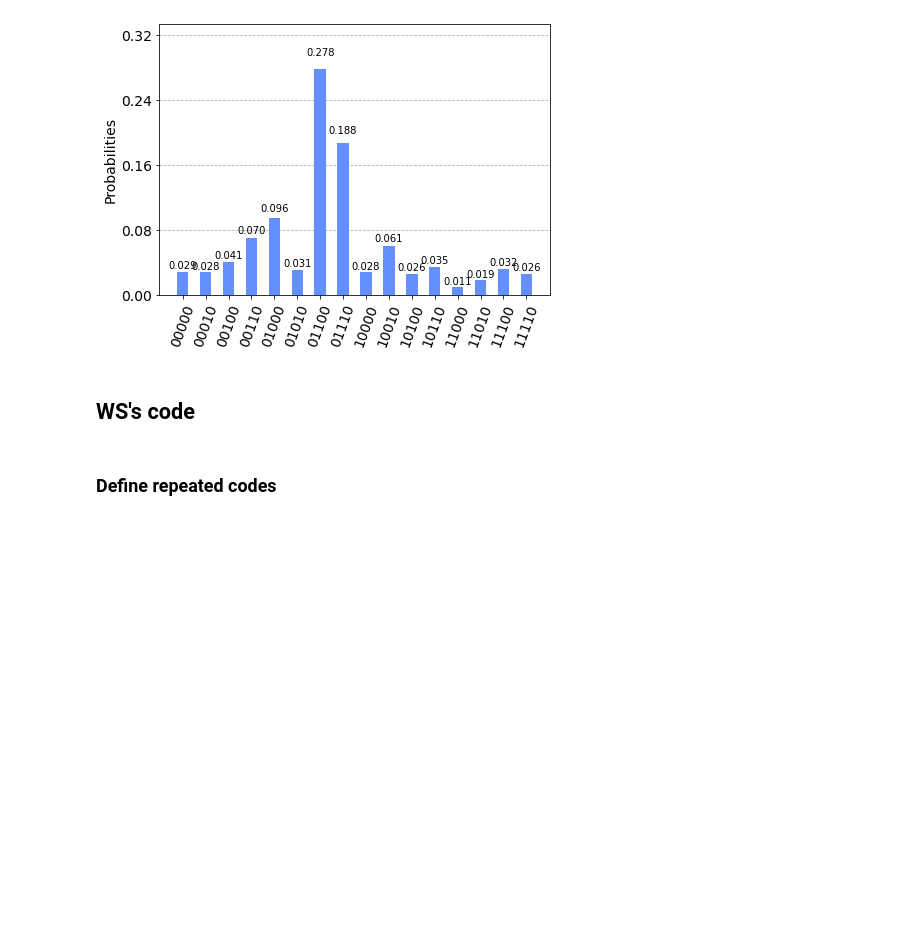
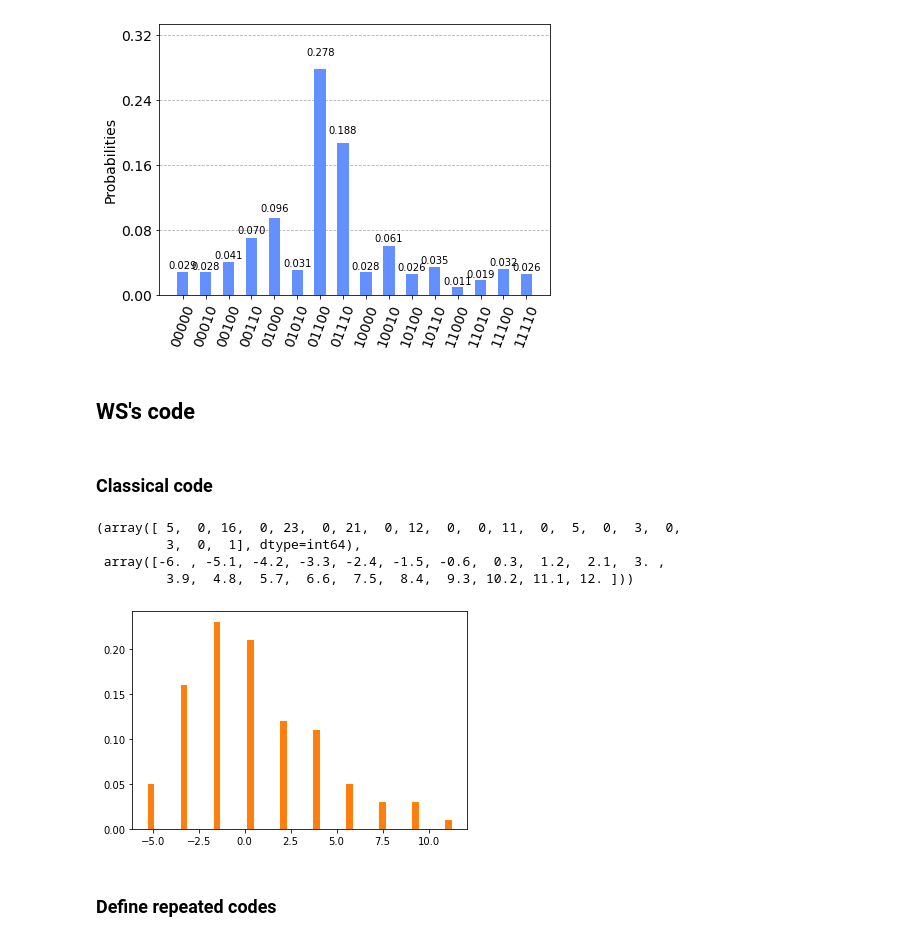
Before and after one commit to wslu42/QCHack_walkwPhase, a Jupyter notebook: quantum_walk_wsLu.ipynb, the cells around one changed output. Saved outputs shown, nothing was run; the diff lists cells and outputs as text; code cells hidden in the pictures; blank space fills up the shorter version.

```diff
--- a/quantum_walk_wsLu.ipynb
+++ b/quantum_walk_wsLu.ipynb
@@ -319,6 +319,29 @@ plot_histogram(job)
 [figure]
 # %% [markdown]
 ## WS's code
+# %% [markdown]
+### Classical code
+# %%
+def classicalWalk(ax, steps=20, alpha=1, color='C0', label = None, sample=100):
+    relst = []
+    for j in range(sample):
+        result = 0
+        for i in range(steps):
+            result+=2*np.random.randint(2)-1
+        relst += [result]
+    counts, bins=np.histogram(relst)
+    ax.hist(bins[:-1], bins, weights=counts/counts.sum(),
+            rwidth=0.2, alpha=alpha, label=label, color=color)
+    return (relst)
+# %%
+f,ax=plt.subplots()
+np.histogram(classicalWalk(ax,color='C1'),bins=steps)
+# %% [output]
+(array([ 5,  0, 16,  0, 23,  0, 21,  0, 12,  0,  0, 11,  0,  5,  0,  3,  0,
+         3,  0,  1], dtype=int64),
+ array([-6. , -5.1, -4.2, -3.3, -2.4, -1.5, -0.6,  0.3,  1.2,  2.1,  3. ,
+         3.9,  4.8,  5.7,  6.6,  7.5,  8.4,  9.3, 10.2, 11.1, 12. ]))
+[figure, added]
 # %% [markdown]
 ### Define repeated codes
 # %%
```
Also changed, not shown: parts of 7 cells of this notebook.
